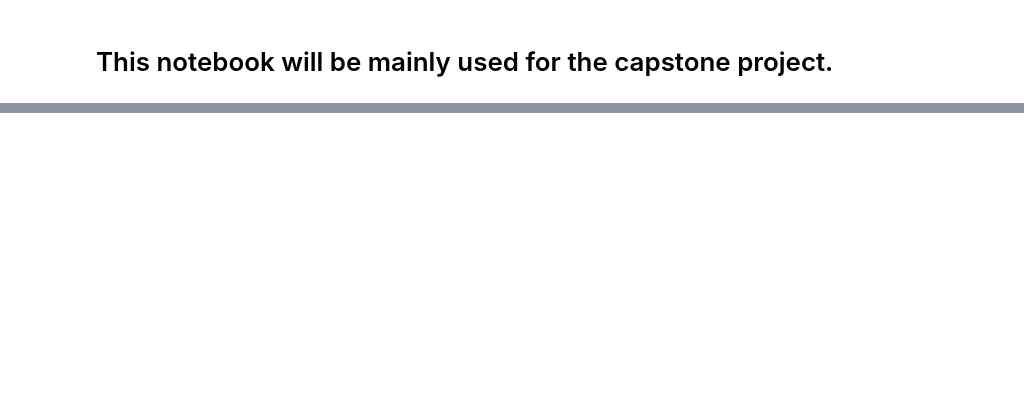
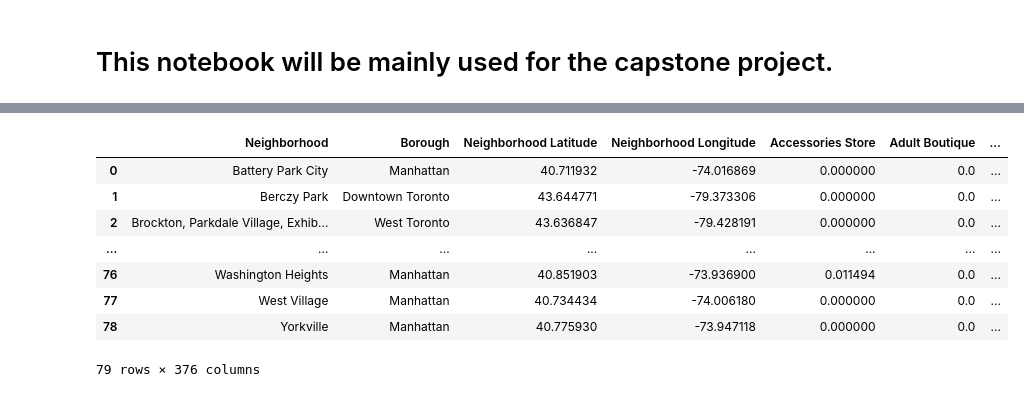
Before and after one commit to taka-hodo/Coursera_Capstone, a Jupyter notebook: Capstone Project.ipynb, the cells around one changed output, grey strips where cells are left out. Saved outputs shown, nothing was run; the diff lists cells and outputs as text; code cells hidden in the pictures; blank space fills up the shorter version.

```diff
--- a/Capstone Project.ipynb
+++ b/Capstone Project.ipynb
@@ -457,0 +176,15 @@ map_clusters
+# %%
+map_tony = folium.Map(location=[centerLatitude, centerLongitude], zoom_start=7, width='100%', height='100%')
+
+for lat, lng, borough, neighborhood in zip(df['Latitude'], df['Longitude'], df['Borough'], df['Neighborhood']):
+    label = '{}, {}'.format(neighborhood, borough)
+    label = folium.Popup(label, parse_html=True)
+    folium.CircleMarker(
+        [lat, lng],
+        radius=5,
+        popup=label,
+        color='blue',
+        fill=True,
+        fill_color='#3186cc',
+        fill_opacity=0.7).add_to(map_tony)
+map_tony
@@ -457,0 +328,29 @@ map_clusters
+# %%
+# one hot encoding
+tony_onehot = pd.get_dummies(tony_venues[['Venue Category']], prefix="", prefix_sep="")
+
+# add neighborhood column back to dataframe
+tony_onehot['Neighborhood'] = tony_venues['Neighborhood']
+tony_onehot['Borough'] = tony_venues['Borough']
+tony_onehot['Neighborhood Latitude'] = tony_venues['Neighborhood Latitude']
+tony_onehot['Neighborhood Longitude'] = tony_venues['Neighborhood Longitude']
+
+
+# move neighborhood column to the first column
+fixed_columns = [tony_onehot.columns[-1]] + list(tony_onehot.columns[:-1])
+tony_onehot = tony_onehot[fixed_columns]
+
+tony_grouped = tony_onehot.groupby(['Neighborhood','Borough','Neighborhood Latitude','Neighborhood Longitude']).mean().reset_index()
+
+#print(tony_venues.drop_duplicates(["Neighborhood"],inplace = False)['Neighborhood'].reset_index(drop=True))
+tony_grouped
+# %% [output]
+|  | Neighborhood | Borough | Neighborhood Latitude | Neighborhood Longitude | Accessories Store | Adult Boutique | ... |
+| 0 | Battery Park City | Manhattan | 40.711932 | -74.016869 | 0.000000 | 0.0 | ... |
+| 1 | Berczy Park | Downtown Toronto | 43.644771 | -79.373306 | 0.000000 | 0.0 | ... |
+| 2 | Brockton, Parkdale Village, Exhib... | West Toronto | 43.636847 | -79.428191 | 0.000000 | 0.0 | ... |
+| ... | ... | ... | ... | ... | ... | ... | ... |
+| 76 | Washington Heights | Manhattan | 40.851903 | -73.936900 | 0.011494 | 0.0 | ... |
+| 77 | West Village | Manhattan | 40.734434 | -74.006180 | 0.000000 | 0.0 | ... |
+| 78 | Yorkville | Manhattan | 40.775930 | -73.947118 | 0.000000 | 0.0 | ... |
+79 rows × 376 columns
```
Also changed, not shown: parts of 80 cells of this notebook.
